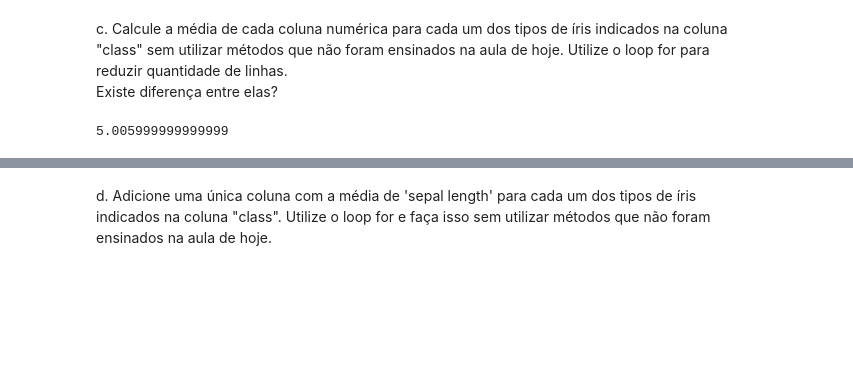
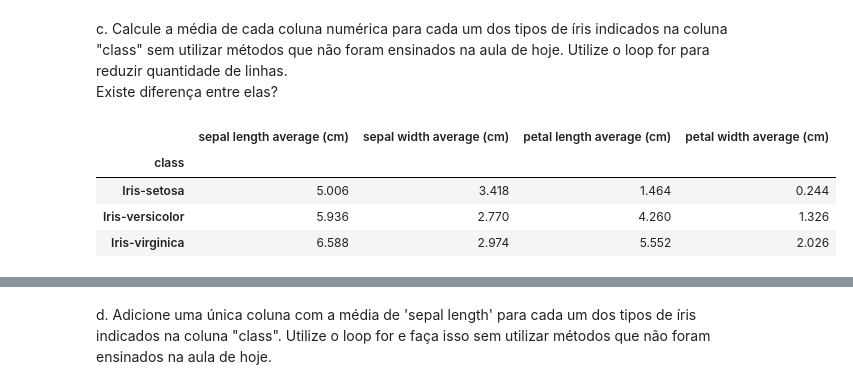
Before and after one commit to patriciacatandi/Lets_Code_Alunos, a Jupyter notebook: 02_Ferramentas_Programação/03_Pandas/Aula_3_-_Introdução.ipynb, the cells around one changed output, grey strips where cells are left out. Cells and saved outputs as stored; diff of their text form; code cells hidden in the pictures; blank space fills up the shorter version.

```diff
--- a/02_Ferramentas_Programação/03_Pandas/Aula_3_-_Introdução.ipynb
+++ b/02_Ferramentas_Programação/03_Pandas/Aula_3_-_Introdução.ipynb
@@ -1054,7 +1054,41 @@ df.head()
 # %% [markdown]
 c. Calcule a média de cada coluna numérica para cada um dos tipos de íris indicados na coluna "class" sem utilizar métodos que não foram ensinados na aula de hoje. Utilize o loop for para reduzir quantidade de linhas. <br>
 Existe diferença entre elas?
-# %%
-df.loc[df['class']== 'Iris-setosa', 'sepal length (cm)'].mean()
-# %% [output]
-5.005999999999999
+# %%
+# Fazendo da forma tradicional:
+
+df_medias = pd.DataFrame()
+
+df_medias['sepal length average (cm)'] = [
+                                          df.loc[df['class']== 'Iris-setosa', 'sepal length (cm)'].mean(),
+                                          df.loc[df['class']== 'Iris-versicolor', 'sepal length (cm)'].mean(),
+                                          df.loc[df['class']== 'Iris-virginica', 'sepal length (cm)'].mean()
+                                          ]
+
+df_medias['sepal width average (cm)'] = [
+                                          df.loc[df['class']== 'Iris-setosa', 'sepal width (cm)'].mean(),
+                                          df.loc[df['class']== 'Iris-versicolor', 'sepal width (cm)'].mean(),
+                                          df.loc[df['class']== 'Iris-virginica', 'sepal width (cm)'].mean()
+                                          ]
+
+df_medias['petal length average (cm)']  = [
+                                          df.loc[df['class']== 'Iris-setosa', 'petal length (cm)'].mean(),
+                                          df.loc[df['class']== 'Iris-versicolor', 'petal length (cm)'].mean(),
+                                          df.loc[df['class']== 'Iris-virginica', 'petal length (cm)'].mean()
+                                          ]
+
+df_medias['petal width average (cm)'] = [
+                                          df.loc[df['class']== 'Iris-setosa', 'petal width (cm)'].mean(),
+                                          df.loc[df['class']== 'Iris-versicolor', 'petal width (cm)'].mean(),
+                                          df.loc[df['class']== 'Iris-virginica', 'petal width (cm)'].mean()
+                                          ]
+
+df_medias['class'] = ['Iris-setosa', 'Iris-versicolor', 'Iris-virginica']
+
+df_medias.set_index('class')
+# %% [output]
+|  | sepal length average (cm) | sepal width average (cm) | petal length average (cm) | petal width average (cm) |
+| class |  |  |  |  |
+| Iris-setosa | 5.006 | 3.418 | 1.464 | 0.244 |
+| Iris-versicolor | 5.936 | 2.770 | 4.260 | 1.326 |
+| Iris-virginica | 6.588 | 2.974 | 5.552 | 2.026 |
```
Also changed, not shown: parts of 6 cells of this notebook, 1 other file.
